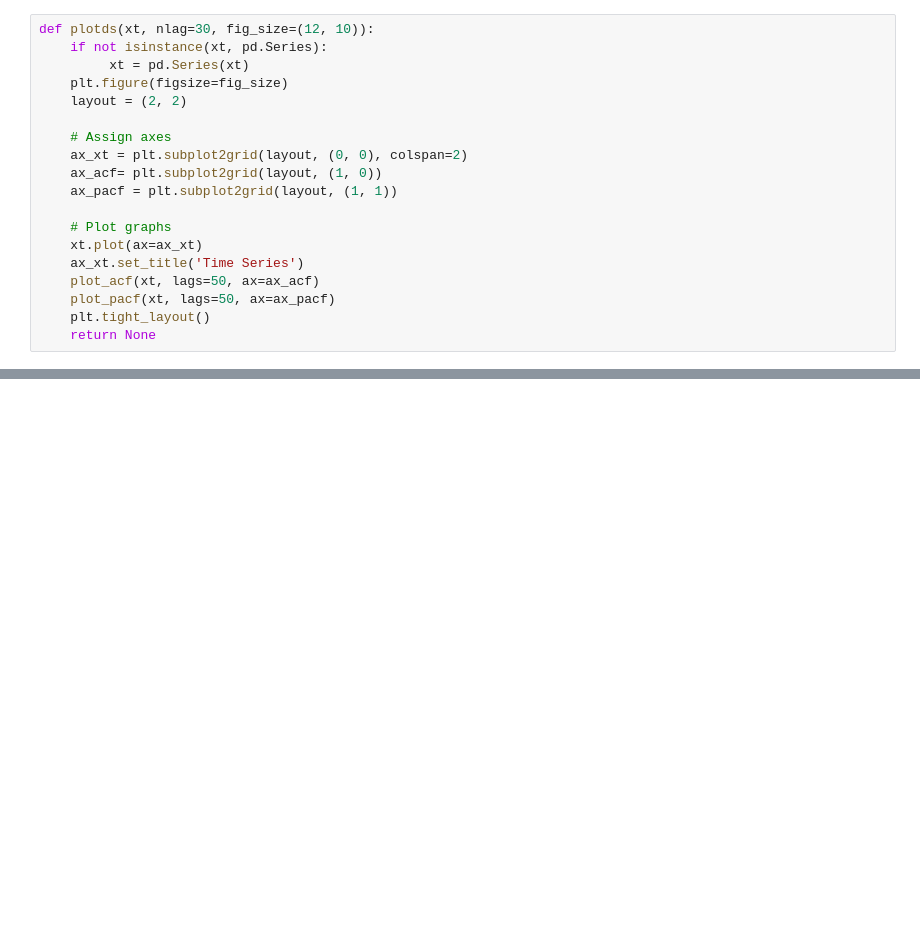
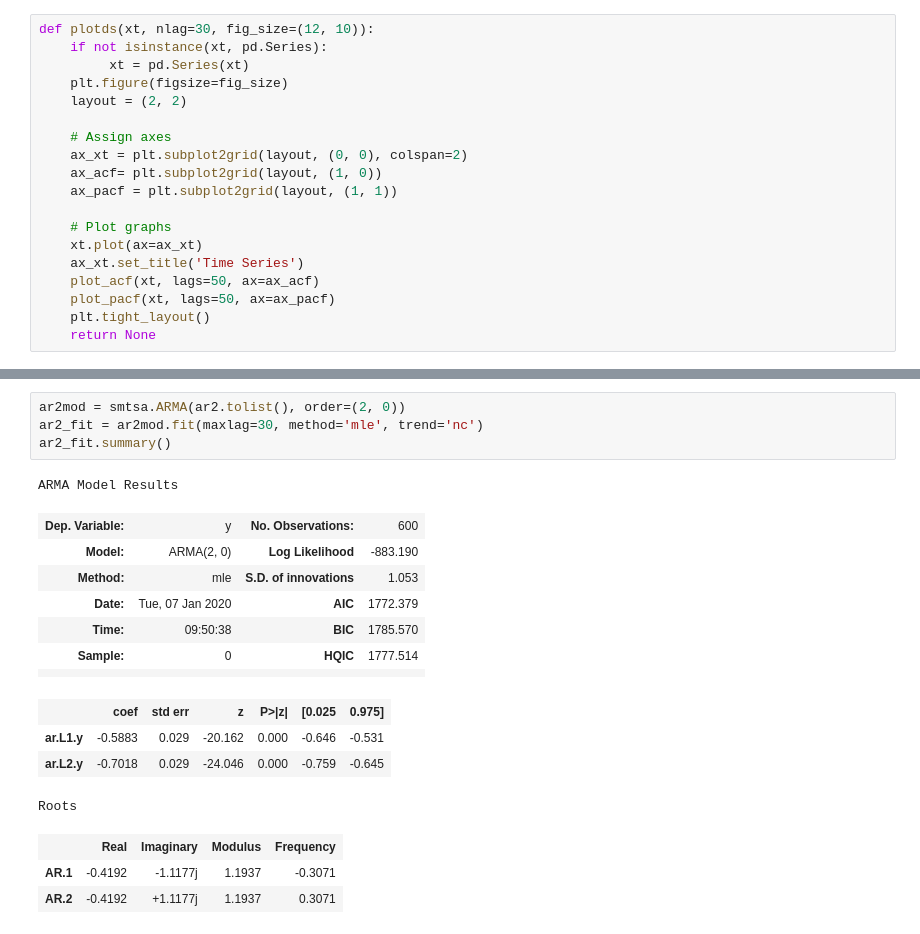
Before and after one commit to damiansp/TS, a Jupyter notebook: python/practical_TSA/04_AR_models/03_autoregressive_models.py.ipynb, the cells around one changed output, grey strips where cells are left out. Saved outputs shown, nothing was run; the diff lists cells and outputs as text; blank space fills up the shorter version.

```diff
--- a/python/practical_TSA/04_AR_models/03_autoregressive_models.py.ipynb
+++ b/python/practical_TSA/04_AR_models/03_autoregressive_models.py.ipynb
@@ -56,0 +91,20 @@ plotds(ar1)
+# %%
+ar2mod = smtsa.ARMA(ar2.tolist(), order=(2, 0))
+ar2_fit = ar2mod.fit(maxlag=30, method='mle', trend='nc')
+ar2_fit.summary()
+# %% [output]
+ARMA Model Results
+| Dep. Variable: | y | No. Observations: | 600 |
+| Model: | ARMA(2, 0) | Log Likelihood | -883.190 |
+| Method: | mle | S.D. of innovations | 1.053 |
+| Date: | Tue, 07 Jan 2020 | AIC | 1772.379 |
+| Time: | 09:50:38 | BIC | 1785.570 |
+| Sample: | 0 | HQIC | 1777.514 |
+|  |  |  |  |
+|  | coef | std err | z | P>|z| | [0.025 | 0.975] |
+| ar.L1.y | -0.5883 | 0.029 | -20.162 | 0.000 | -0.646 | -0.531 |
+| ar.L2.y | -0.7018 | 0.029 | -24.046 | 0.000 | -0.759 | -0.645 |
+Roots
+|  | Real | Imaginary | Modulus | Frequency |
+| AR.1 | -0.4192 | -1.1177j | 1.1937 | -0.3071 |
+| AR.2 | -0.4192 | +1.1177j | 1.1937 | 0.3071 |
```
Also changed, not shown: parts of 8 cells of this notebook.
